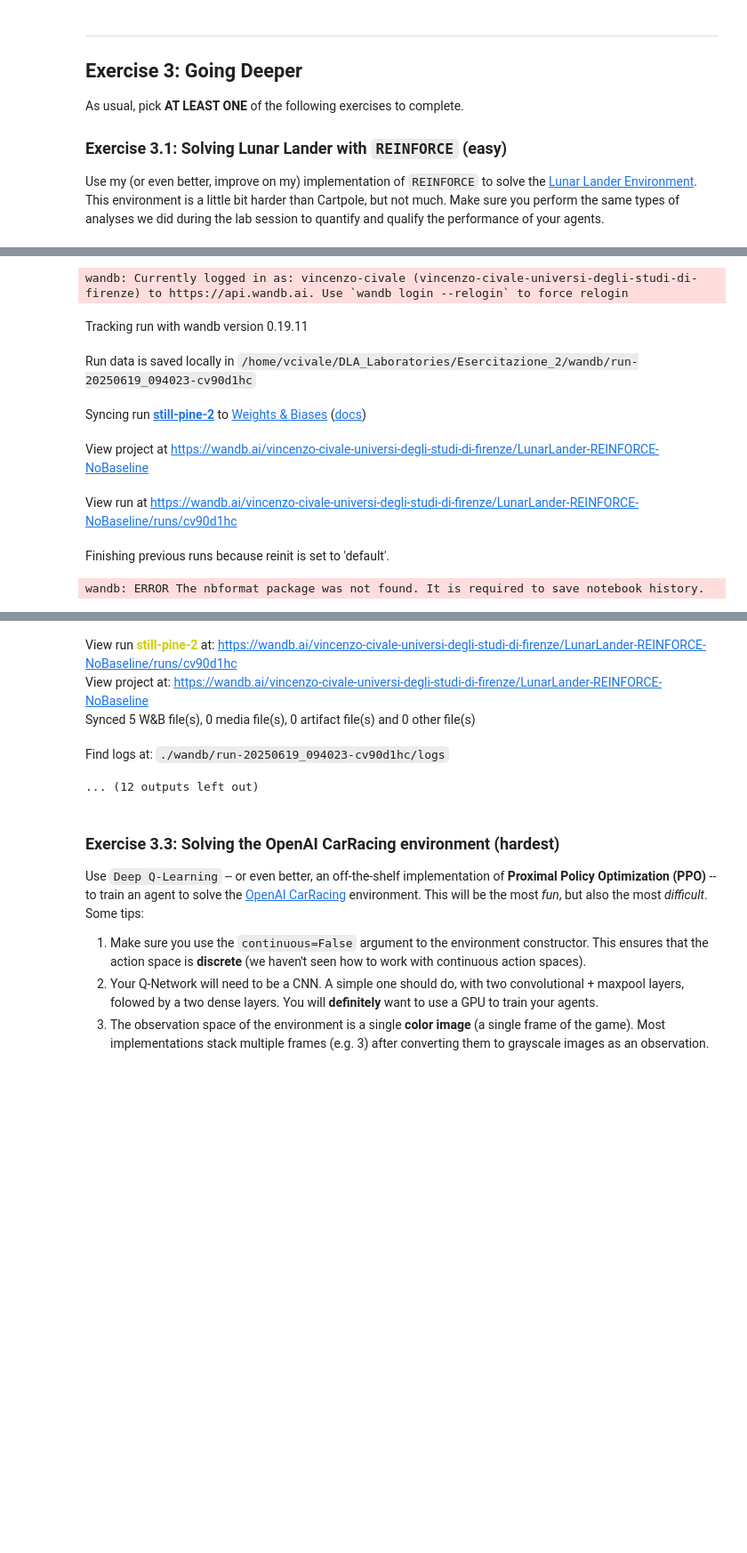
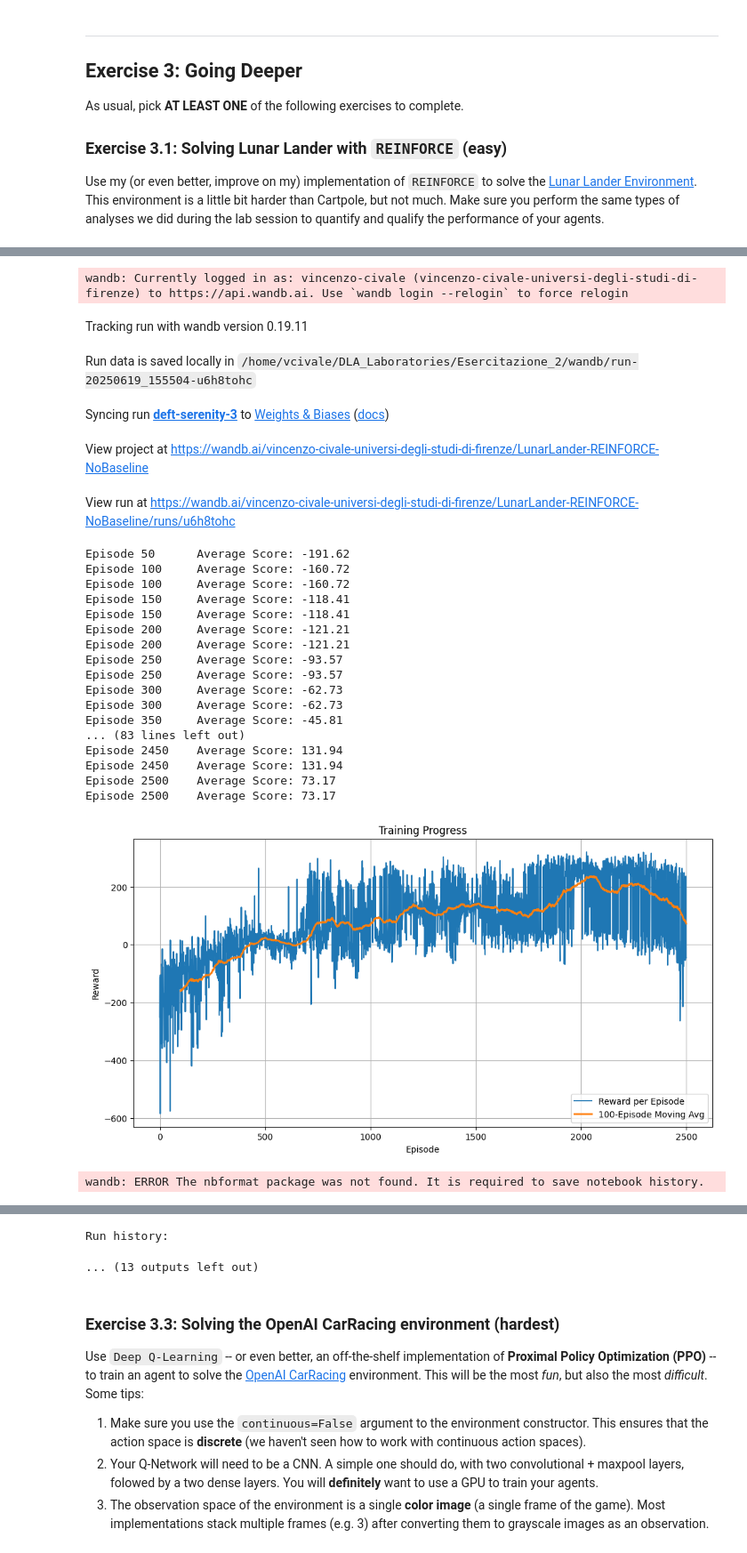
Before and after one commit to vincenzocivale/prova, a Jupyter notebook: Esercitazione_2/DLA_Lab2_DRL.ipynb, the cells around one changed output, grey strips where cells are left out. Shown at 89% size. Saved outputs shown, nothing was run; the diff lists cells and outputs as text; code cells hidden in the pictures; blank space fills up the shorter version.

```diff
--- a/Esercitazione_2/DLA_Lab2_DRL.ipynb
+++ b/Esercitazione_2/DLA_Lab2_DRL.ipynb
@@ -462,7 +462,8 @@ lunar_optimizer_with_baseline = torch.optim.Adam(lunar_policy_with_baseline.para
 lunar_value_net = ValueNetwork(lunar_state_size, lunar_hyperparameters["h_size"]).to(device)
 lunar_value_optimizer = torch.optim.Adam(lunar_value_net.parameters(), lr=lunar_hyperparameters["lr"])
 
-# Create trainers
+# Train REINFORCE without baseline first
+print("\nTraining REINFORCE without baseline on Lunar Lander...")
 lunar_trainer_no_baseline = ReinforceTrainer(
     lunar_policy_no_baseline, lunar_optimizer_no_baseline, lunar_env,
     gamma=lunar_hyperparameters["gamma"],
@@ -471,6 +472,18 @@ lunar_trainer_no_baseline = ReinforceTrainer(
     device=device
 )
 
+lunar_scores_no_baseline = lunar_trainer_no_baseline.reinforce(
+    lunar_hyperparameters['n_training_episodes'],
+    print_every=lunar_hyperparameters["print_every"],
+    save_path="model/best_lunar_lander_no_baseline.pt"
+)
+
+# Finish wandb run before starting the next one
+import wandb
+wandb.finish()
+
+# Train REINFORCE with baseline second
+print("\nTraining REINFORCE with baseline on Lunar Lander...")
 lunar_trainer_with_baseline = ReinforceWithBaselineTrainer(
     lunar_policy_with_baseline, lunar_value_net,
     lunar_optimizer_with_baseline, lunar_value_optimizer,
@@ -480,29 +493,23 @@ lunar_trainer_with_baseline = ReinforceWithBaselineTrainer(
     device=device
 )
 
-print("\nTraining REINFORCE without baseline on Lunar Lander...")
-lunar_scores_no_baseline = lunar_trainer_no_baseline.reinforce(
-    lunar_hyperparameters['n_training_episodes'],
-    print_every=lunar_hyperparameters["print_every"],
-    save_path="model/best_lunar_lander_no_baseline.pt"
-)
-
-print("\nTraining REINFORCE with baseline on Lunar Lander...")
 lunar_scores_with_baseline = lunar_trainer_with_baseline.reinforce(
     lunar_hyperparameters['n_training_episodes'],
     print_every=lunar_hyperparameters["print_every"],
     save_path="model/best_lunar_lander_with_baseline.pt"
 )
 
+# Finish second wandb run
+wandb.finish()
+
 # Analysis and comparison of Lunar Lander results
 print("\n=== LUNAR LANDER RESULTS ANALYSIS ===")
 print(f"REINFORCE without baseline - Final score: {lunar_scores_no_baseline[-1]:.2f}")
 print(f"REINFORCE with baseline - Final score: {lunar_scores_with_baseline[-1]:.2f}")
 
-# Use modularized function for comparison
+# Use modularized function for comparison (removed title parameter)
 lunar_results = plot_cartpole_comparison(
-    lunar_scores_no_baseline, lunar_scores_with_baseline,
-    title="Lunar Lander: REINFORCE Comparison (With vs Without Baseline)"
+    lunar_scores_no_baseline, lunar_scores_with_baseline
 )
 
 # Additional statistics for Lunar Lander
@@ -560,17 +575,31 @@ Hyperparameters: {'h_size': 64, 'n_training_episodes': 5000, 'n_evaluation_episo
 wandb: Currently logged in as: vincenzo-civale (vincenzo-civale-universi-degli-studi-di-firenze) to https://api.wandb.ai. Use `wandb login --relogin` to force relogin
 Tracking run with wandb version 0.19.11
-Run data is saved locally in /home/vcivale/DLA_Laboratories/Esercitazione_2/wandb/run-20250619_094023-cv90d1hc
+Run data is saved locally in /home/vcivale/DLA_Laboratories/Esercitazione_2/wandb/run-20250619_155504-u6h8tohc
-Syncing run still-pine-2 to Weights & Biases (docs)
+Syncing run deft-serenity-3 to Weights & Biases (docs)
 View project at https://wandb.ai/vincenzo-civale-universi-degli-studi-di-firenze/LunarLander-REINFORCE-NoBaseline
-View run at https://wandb.ai/vincenzo-civale-universi-degli-studi-di-firenze/LunarLander-REINFORCE-NoBaseline/runs/cv90d1hc
+View run at https://wandb.ai/vincenzo-civale-universi-degli-studi-di-firenze/LunarLander-REINFORCE-NoBaseline/runs/u6h8tohc
-Finishing previous runs because reinit is set to 'default'.
-wandb: ERROR The nbformat package was not found. It is required to save notebook history.
+Episode 50      Average Score: -191.62
+Episode 100     Average Score: -160.72
+Episode 100     Average Score: -160.72
+Episode 150     Average Score: -118.41
+Episode 150     Average Score: -118.41
+Episode 200     Average Score: -121.21
+Episode 200     Average Score: -121.21
+Episode 250     Average Score: -93.57
+Episode 250     Average Score: -93.57
+Episode 300     Average Score: -62.73
+Episode 300     Average Score: -62.73
+Episode 350     Average Score: -45.81
+... (83 lines left out)
+Episode 2450    Average Score: 131.94
+Episode 2450    Average Score: 131.94
+Episode 2500    Average Score: 73.17
+Episode 2500    Average Score: 73.17
+[figure, added]
+wandb: ERROR The nbformat package was not found. It is required to save notebook history.
 [interactive output not drawn]
-View run still-pine-2 at: https://wandb.ai/vincenzo-civale-universi-degli-studi-di-firenze/LunarLander-REINFORCE-NoBaseline/runs/cv90d1hc
-View project at: https://wandb.ai/vincenzo-civale-universi-degli-studi-di-firenze/LunarLander-REINFORCE-NoBaseline
-Synced 5 W&B file(s), 0 media file(s), 0 artifact file(s) and 0 other file(s)
-Find logs at: ./wandb/run-20250619_094023-cv90d1hc/logs
-... (12 outputs left out)
+Run history:
+... (13 outputs left out)
 # %% [markdown]
 
 
```
Also changed, not shown: parts of 1 cell of this notebook, 6 other files.
